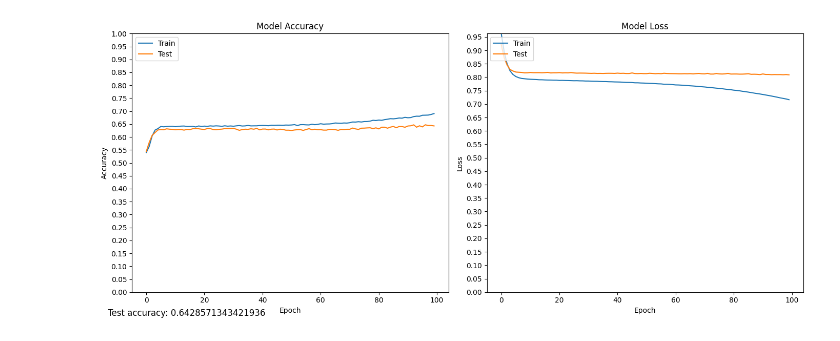
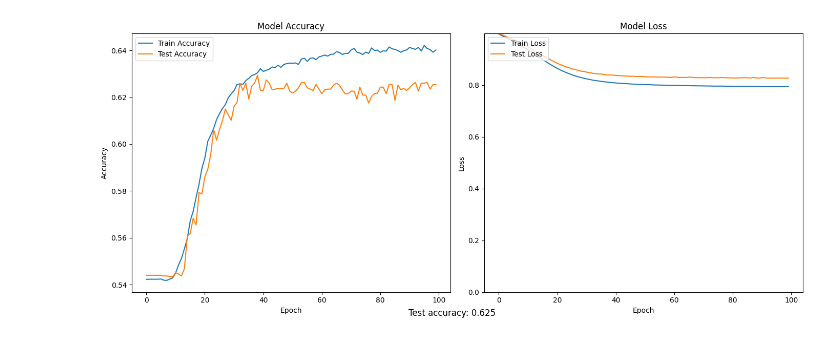
Before and after one commit to Paul-Winpenny/CompBioProject, a Jupyter notebook: Project.ipynb, the cells around one changed output. Drawn from its saved outputs; the diff is of its cells as text; code cells hidden in the pictures.

```diff
--- a/Project.ipynb
+++ b/Project.ipynb
@@ -142,0 +108,10 @@ Test accuracy: 0.6428571343421936
+# %%
+
+model = build_model(windowed_input_train.shape[1])
+
+# Train the model
+history = model.fit(windowed_input_train, np.array(elab_train), epochs=100, validation_data=(windowed_input_test, np.array(elab_test)), batch_size=32)
+
+# Evaluate the model
+test_loss, test_accuracy = model.evaluate(windowed_input_test, np.array(elab_test))
+print("Test accuracy:", test_accuracy)
@@ -143,34 +136,31 @@ Test accuracy: 0.6428571343421936
 # %%
-# Plot training & validation accuracy values
+# Set up a figure to host two subplots
 plt.figure(figsize=(14, 6))
-plt.subplot(1, 2, 1)
-plt.plot(history.history['accuracy'])
-plt.plot(history.history['val_accuracy'])
+
+# Subplot for the accuracy
+plt.subplot(1, 2, 1)  # 1 row, 2 columns, 1st subplot
+plt.plot(history.history['accuracy'], label='Train Accuracy')
+plt.plot(history.history['val_accuracy'], label='Test Accuracy')
 plt.title('Model Accuracy')
 plt.ylabel('Accuracy')
 plt.xlabel('Epoch')
-plt.legend(['Train', 'Test'], loc='upper left')
-plt.yticks([i / 20 for i in range(21)])  # 0, 0.1, 0.2, ..., 1.0
+plt.legend(loc='upper left')
 
-plt.ylim(0, 1)  # Adjust the y-axis limit to provide space at the top
-
-# Plot training & validation loss values
-plt.subplot(1, 2, 2)
-plt.plot(history.history['loss'])
-plt.plot(history.history['val_loss'])
+# Subplot for the loss
+plt.subplot(1, 2, 2)  # 1 row, 2 columns, 2nd subplot
+plt.plot(history.history['loss'], label='Train Loss')
+plt.plot(history.history['val_loss'], label='Test Loss')
 plt.title('Model Loss')
 plt.ylabel('Loss')
 plt.xlabel('Epoch')
-plt.legend(['Train', 'Test'], loc='upper left')
-plt.yticks([i / 20 for i in range(21)])  # 0, 0.1, 0.2, ..., 1.0
+plt.legend(loc='upper left')
+plt.ylim(0, max(max(history.history['loss']), max(history.history['val_loss'])))
 
-plt.ylim(0, max(max(history.history['loss']), max(history.history['val_loss'])))  # Adjust y-axis limit dynamically
-
-# Put test accuracy as a label on the plot
-plt.figtext(0.02, 0.02, "Test accuracy: " + str(test_accuracy), fontsize=12, ha='left')  # Adjust the position of text
+# Add test accuracy as a label on the plot
+plt.figtext(0.5, 0.02, f"Test accuracy: {test_accuracy:.3f}", fontsize=12, ha='center')  # Adjust the position of text
 
 # Adjust layout to remove white space
 plt.tight_layout()
 plt.show()
 # %% [output]
-[figure, old version]
+[figure, new version]
```
Also changed, not shown: parts of 12 cells of this notebook, 1 other file.
